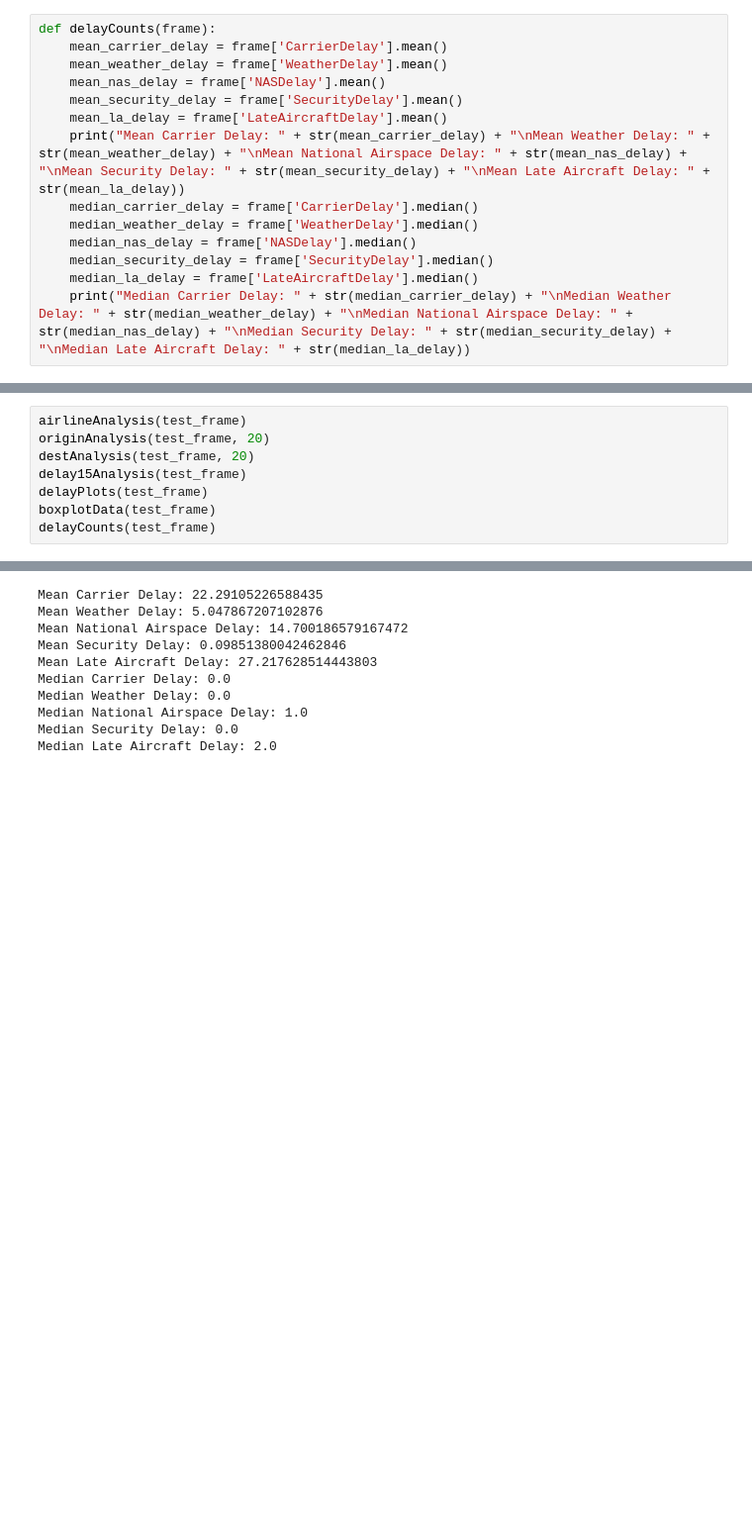
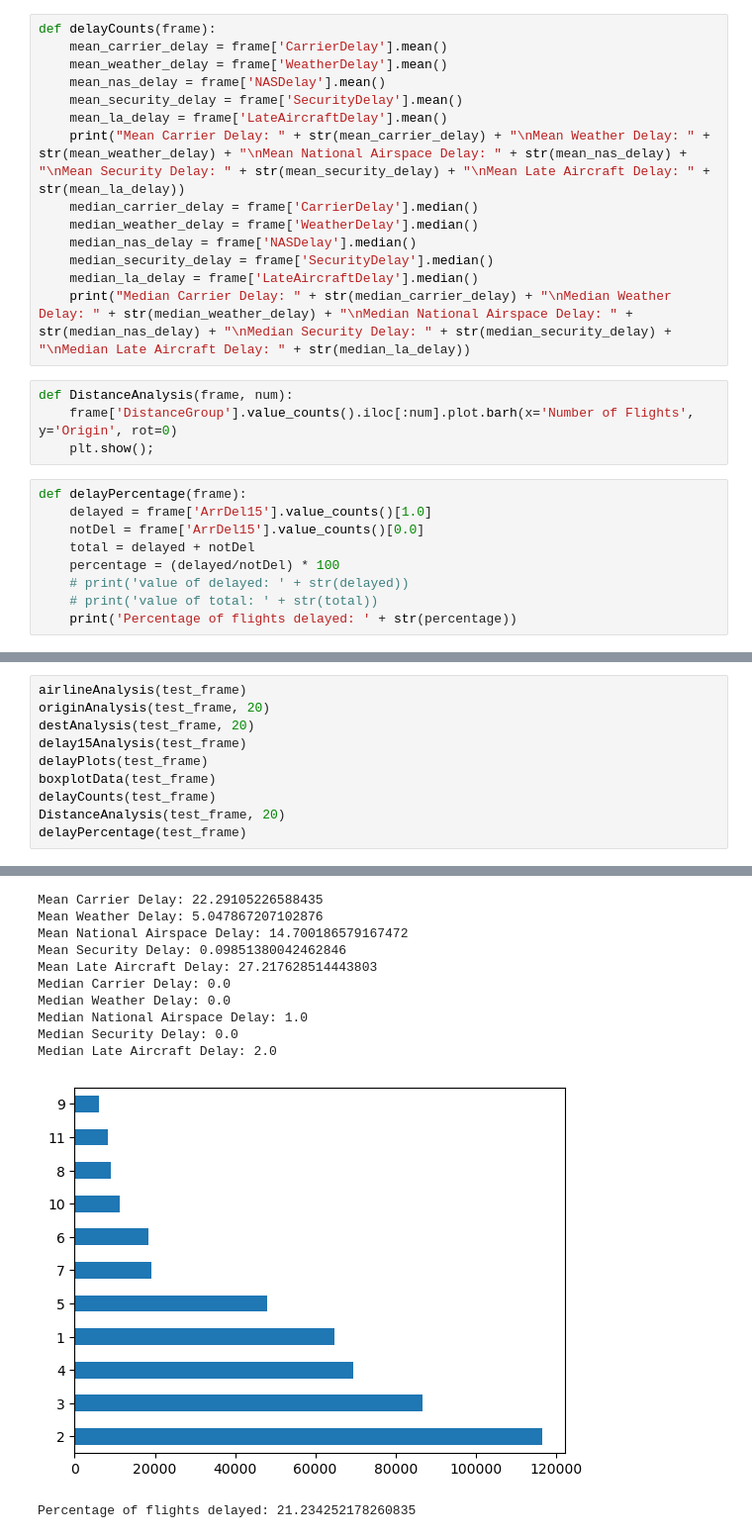
Before and after one commit to Noobify2012/CS6140-final-project, a Jupyter notebook: src/exploration/frame_builder.ipynb, the cells around one changed output, grey strips where cells are left out. Shown: that part at 99% size. Saved outputs shown, nothing was run; the diff lists cells and outputs as text; blank space fills up the shorter version.

```diff
--- a/src/exploration/frame_builder.ipynb
+++ b/src/exploration/frame_builder.ipynb
@@ -93,6 +93,19 @@ def delayCounts(frame):
     median_security_delay = frame['SecurityDelay'].median()
     median_la_delay = frame['LateAircraftDelay'].median()
     print("Median Carrier Delay: " + str(median_carrier_delay) + "\nMedian Weather Delay: " + str(median_weather_delay) + "\nMedian National Airspace Delay: " + str(median_nas_delay) + "\nMedian Security Delay: " + str(median_security_delay) + "\nMedian Late Aircraft Delay: " + str(median_la_delay))
+# %%
+def DistanceAnalysis(frame, num):
+    frame['DistanceGroup'].value_counts().iloc[:num].plot.barh(x='Number of Flights', y='Origin', rot=0)
+    plt.show();
+# %%
+def delayPercentage(frame):
+    delayed = frame['ArrDel15'].value_counts()[1.0]
+    notDel = frame['ArrDel15'].value_counts()[0.0]
+    total = delayed + notDel
+    percentage = (delayed/notDel) * 100
+    # print('value of delayed: ' + str(delayed))
+    # print('value of total: ' + str(total))
+    print('Percentage of flights delayed: ' + str(percentage))
 # %%
 # get percentage of delays
 # get number of delays when not 0
@@ -99,25 +115,29 @@ def delayCounts(frame):
 # %%
 airlineAnalysis(test_frame)
 originAnalysis(test_frame, 20)
 destAnalysis(test_frame, 20)
 delay15Analysis(test_frame)
 delayPlots(test_frame)
 boxplotData(test_frame)
 delayCounts(test_frame)
+DistanceAnalysis(test_frame, 20)
+delayPercentage(test_frame)
 # %% [output]
 [figure]
 [figure]
 [figure]
 [figure]
 [figure]
 [figure]
 Mean Carrier Delay: 22.29105226588435
 Mean Weather Delay: 5.047867207102876
 Mean National Airspace Delay: 14.700186579167472
 Mean Security Delay: 0.09851380042462846
 Mean Late Aircraft Delay: 27.217628514443803
 Median Carrier Delay: 0.0
 Median Weather Delay: 0.0
 Median National Airspace Delay: 1.0
 Median Security Delay: 0.0
 Median Late Aircraft Delay: 2.0
+[figure, added]
+Percentage of flights delayed: 21.234252178260835
```
Also changed, not shown: parts of 5 cells of this notebook.
